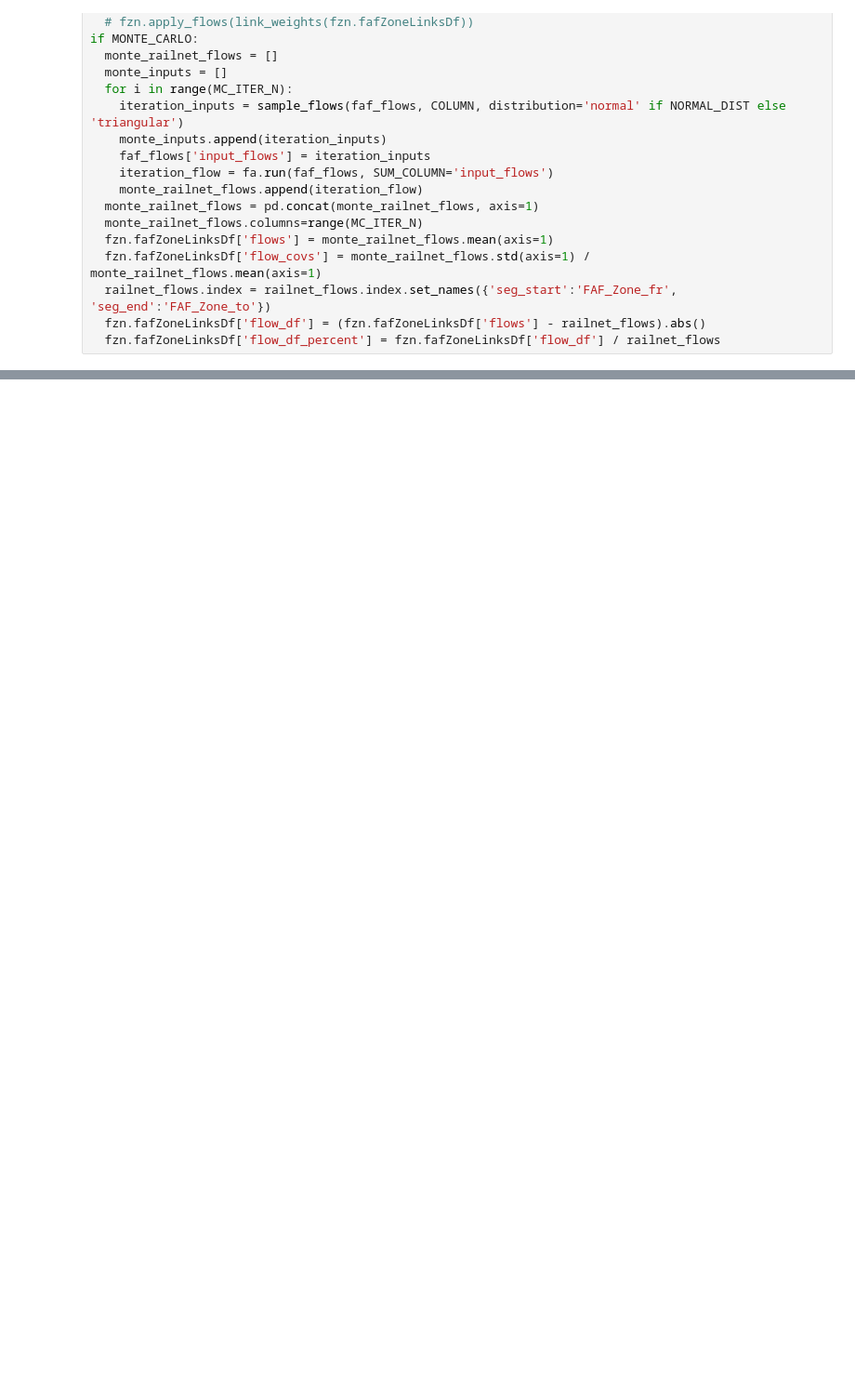
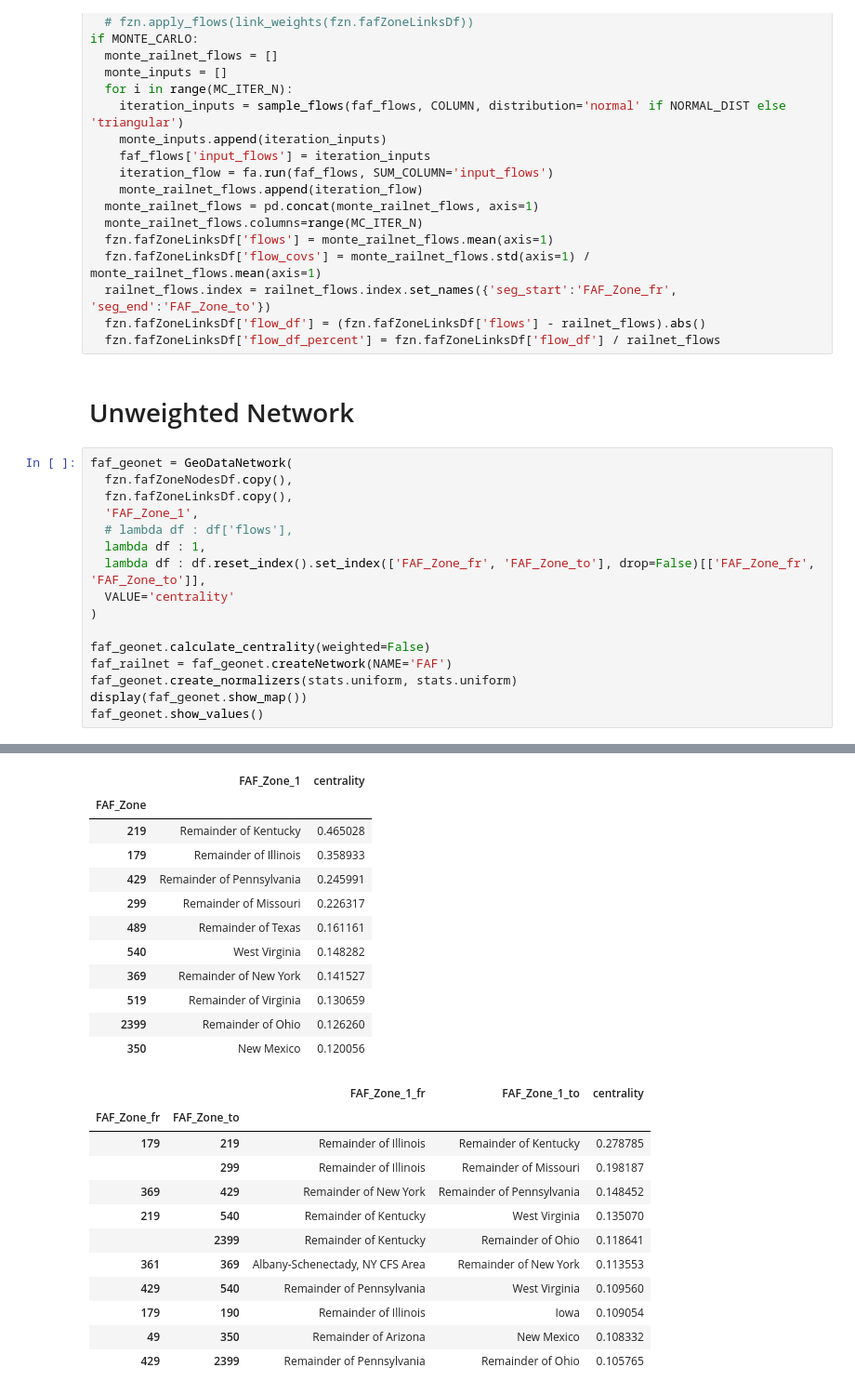
Before and after one commit to UMD-CTSM/network_flow_assignment, a Jupyter notebook: src/faf_sim.ipynb, the cells around one changed output, grey strips where cells are left out. Shown at 93% size. Cells and saved outputs as stored; diff of their text form; blank space fills up the shorter version.

```diff
--- a/src/faf_sim.ipynb
+++ b/src/faf_sim.ipynb
@@ -82,3 +69,22 @@ if MONTE_CARLO:
   railnet_flows.index = railnet_flows.index.set_names({'seg_start':'FAF_Zone_fr', 'seg_end':'FAF_Zone_to'})
   fzn.fafZoneLinksDf['flow_df'] = (fzn.fafZoneLinksDf['flows'] - railnet_flows).abs()
   fzn.fafZoneLinksDf['flow_df_percent'] = fzn.fafZoneLinksDf['flow_df'] / railnet_flows
+# %% [markdown]
+# Unweighted Network
+# %%
+faf_geonet = GeoDataNetwork(
+  fzn.fafZoneNodesDf.copy(),
+  fzn.fafZoneLinksDf.copy(),
+  'FAF_Zone_1',
+  # lambda df : df['flows'],
+  lambda df : 1,
+  lambda df : df.reset_index().set_index(['FAF_Zone_fr', 'FAF_Zone_to'], drop=False)[['FAF_Zone_fr', 'FAF_Zone_to']],
+  VALUE='centrality'
+)
+
+faf_geonet.calculate_centrality(weighted=False)
+faf_railnet = faf_geonet.createNetwork(NAME='FAF')
+faf_geonet.create_normalizers(stats.uniform, stats.uniform)
+display(faf_geonet.show_map())
+faf_geonet.show_values()
+# %% [output]
@@ -84,0 +92,24 @@ if MONTE_CARLO:
+|  | FAF_Zone_1 | centrality |
+| FAF_Zone |  |  |
+| 219 | Remainder of Kentucky | 0.465028 |
+| 179 | Remainder of Illinois | 0.358933 |
+| 429 | Remainder of Pennsylvania | 0.245991 |
+| 299 | Remainder of Missouri | 0.226317 |
+| 489 | Remainder of Texas | 0.161161 |
+| 540 | West Virginia | 0.148282 |
+| 369 | Remainder of New York | 0.141527 |
+| 519 | Remainder of Virginia | 0.130659 |
+| 2399 | Remainder of Ohio | 0.126260 |
+| 350 | New Mexico | 0.120056 |
+|  |  | FAF_Zone_1_fr | FAF_Zone_1_to | centrality |
+| FAF_Zone_fr | FAF_Zone_to |  |  |  |
+| 179 | 219 | Remainder of Illinois | Remainder of Kentucky | 0.278785 |
+|  | 299 | Remainder of Illinois | Remainder of Missouri | 0.198187 |
+| 369 | 429 | Remainder of New York | Remainder of Pennsylvania | 0.148452 |
+| 219 | 540 | Remainder of Kentucky | West Virginia | 0.135070 |
+|  | 2399 | Remainder of Kentucky | Remainder of Ohio | 0.118641 |
+| 361 | 369 | Albany-Schenectady, NY CFS Area | Remainder of New York | 0.113553 |
+| 429 | 540 | Remainder of Pennsylvania | West Virginia | 0.109560 |
+| 179 | 190 | Remainder of Illinois | Iowa | 0.109054 |
+| 49 | 350 | Remainder of Arizona | New Mexico | 0.108332 |
+| 429 | 2399 | Remainder of Pennsylvania | Remainder of Ohio | 0.105765 |
```
Also changed, not shown: parts of 15 cells of this notebook, 8 other files.
